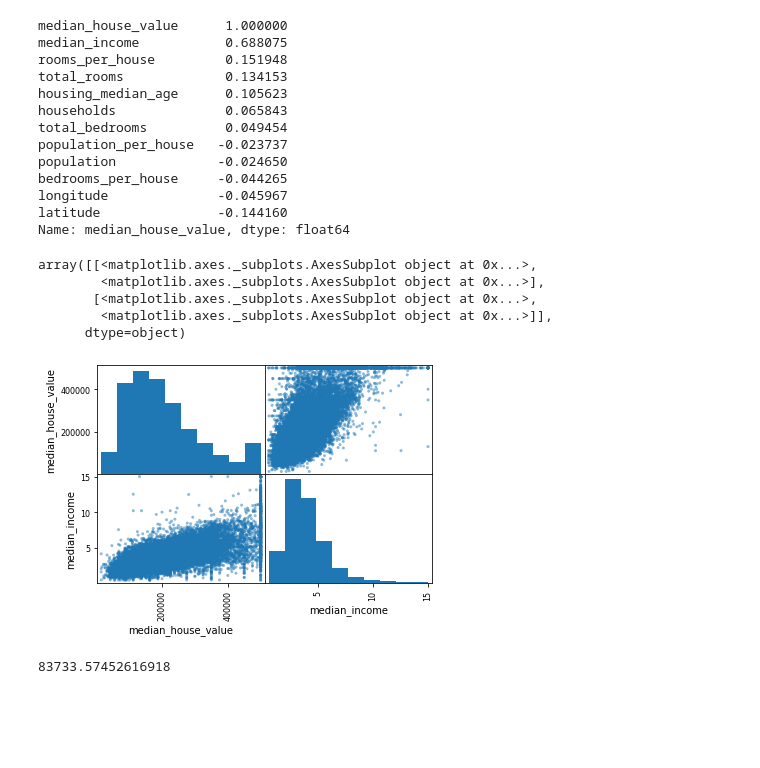
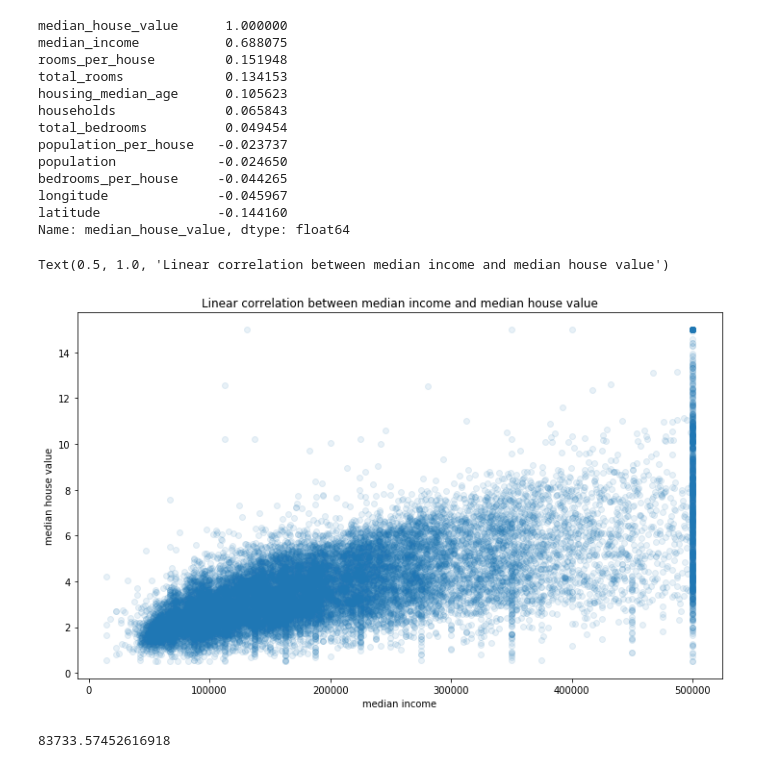
Before and after one commit to DevilsSnare/CaliforniaHousingPrices, a Jupyter notebook: housing.ipynb, the cells around one changed output. Cells and saved outputs as stored; diff of their text form; code cells hidden in the pictures; blank space fills up the shorter version.

```diff
--- a/housing.ipynb
+++ b/housing.ipynb
@@ -121,16 +128,15 @@ bedrooms_per_house     -0.044265
 longitude              -0.045967
 latitude               -0.144160
 Name: median_house_value, dtype: float64
-# %%
-visual=train[['median_house_value','median_income']]
-scatter_matrix(visual)
-# %% [output]
-array([[<matplotlib.axes._subplots.AxesSubplot object at 0x...>,
-        <matplotlib.axes._subplots.AxesSubplot object at 0x...>],
-       [<matplotlib.axes._subplots.AxesSubplot object at 0x...>,
-        <matplotlib.axes._subplots.AxesSubplot object at 0x...>]],
-      dtype=object)
-[figure, removed]
+# %%
+plt.figure(figsize=(12,7))
+plt.scatter('median_house_value','median_income',data=data,alpha=0.1)
+plt.xlabel('median income')
+plt.ylabel('median house value')
+plt.title('Linear correlation between median income and median house value')
+# %% [output]
+Text(0.5, 1.0, 'Linear correlation between median income and median house value')
+[figure, added]
 # %%
 lr=LinearRegression()
 x=train['median_income'].values.reshape(-1,1)
```
Also changed, not shown: parts of 14 cells of this notebook.
